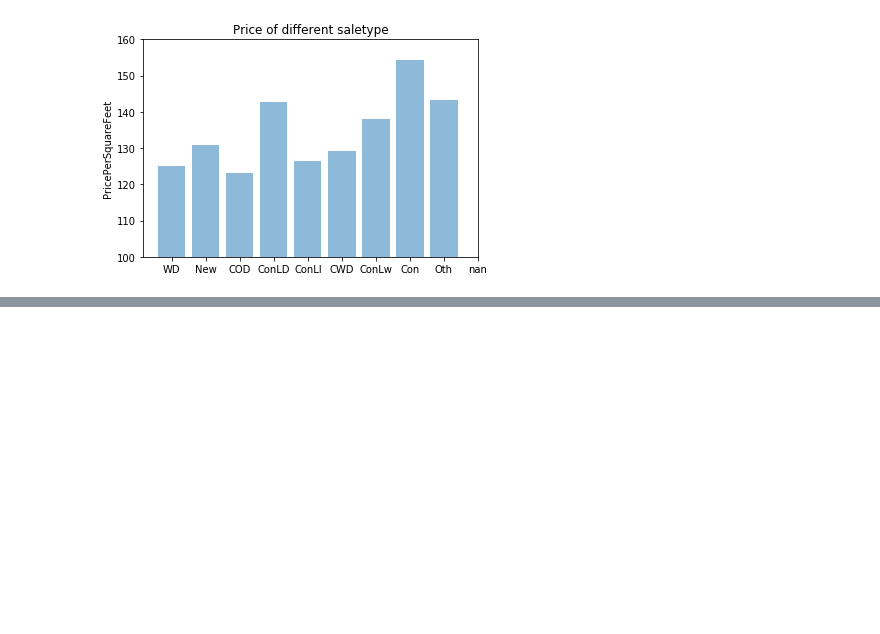
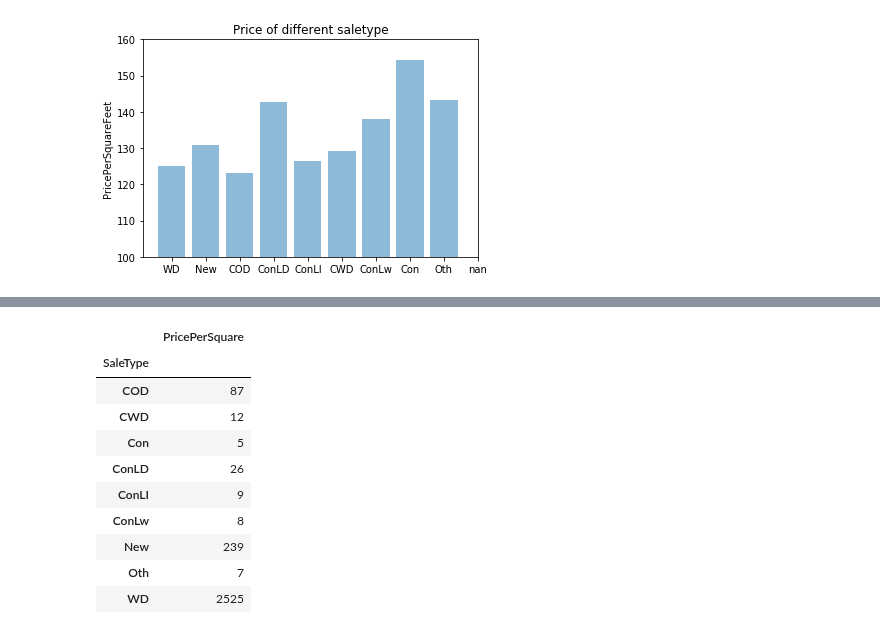
Before and after one commit to muh005/Housing-Price-Analysis, a Jupyter notebook: FinalProject.ipynb, the cells around one changed output, grey strips where cells are left out. Cells and saved outputs as stored; diff of their text form; code cells hidden in the pictures; blank space fills up the shorter version.

```diff
--- a/FinalProject.ipynb
+++ b/FinalProject.ipynb
@@ -264,0 +275,15 @@ axes.set_ylim([100,160])
+# %%
+
+saletype_tbl
+# %% [output]
+|  | PricePerSquare |
+| SaleType |  |
+| COD | 87 |
+| CWD | 12 |
+| Con | 5 |
+| ConLD | 26 |
+| ConLI | 9 |
+| ConLw | 8 |
+| New | 239 |
+| Oth | 7 |
+| WD | 2525 |
```
Also changed, not shown: parts of 6 cells of this notebook, 1 other file.
